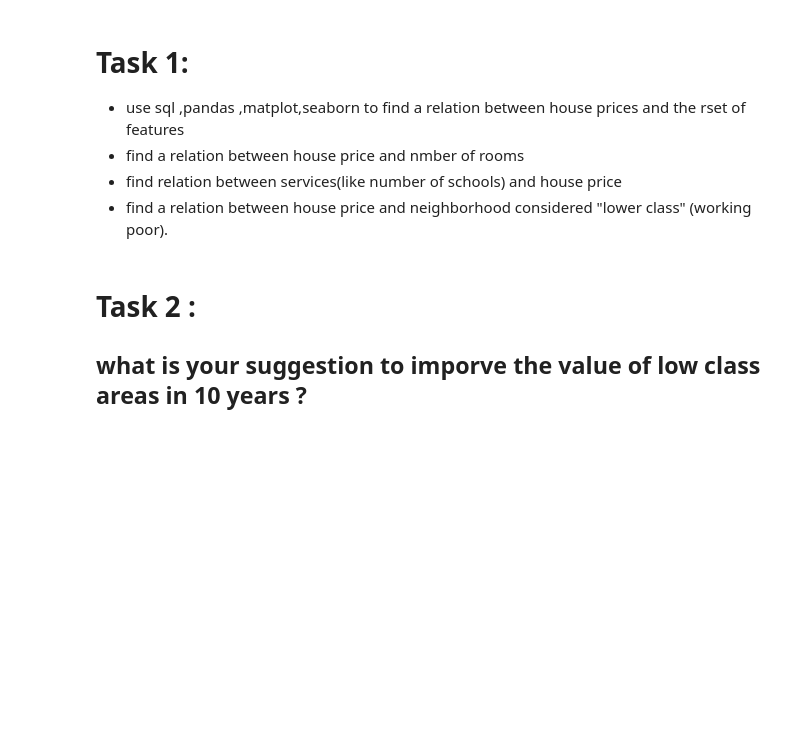
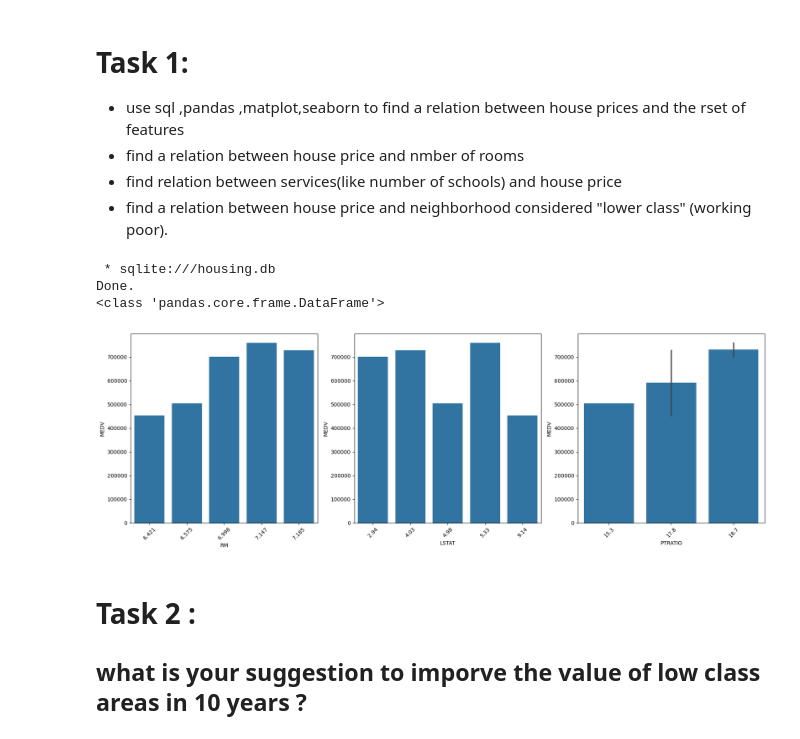
Before and after one commit to Muhammadibra40/Data-Analysis, a Jupyter notebook: SQL/SQL basics 3/boston house/house price-sqlite-Copy1.ipynb, the cells around one changed output. Cells and saved outputs as stored; diff of their text form; code cells hidden in the pictures; blank space fills up the shorter version.

```diff
--- a/SQL/SQL basics 3/boston house/house price-sqlite-Copy1.ipynb
+++ b/SQL/SQL basics 3/boston house/house price-sqlite-Copy1.ipynb
@@ -96,3 +94,41 @@ import seaborn as sb
+# %%
+#use many scatterplots to find these relations
+house_p_dist = %sql SELECT * FROM house_p;
+import matplotlib.pyplot as plt
+import seaborn as sb
+dataframe = house_p_dist.DataFrame()
+print(type(dataframe))
+dataframe = dataframe.head(5)
+
+%matplotlib inline
+import seaborn as sb
+import matplotlib.pyplot as plt
+
+# Assuming dataframe is your DataFrame
+plt.figure(figsize=(18, 6))
+
+# First barplot
+plt.subplot(1, 3, 1)
+sb.barplot(x='RM', y='MEDV', data=dataframe)
+plt.xticks(rotation=45)
+
+# Second barplot
+plt.subplot(1, 3, 2)
+sb.barplot(x='LSTAT', y='MEDV', data=dataframe)
+plt.xticks(rotation=45)
+
+# Third barplot
+plt.subplot(1, 3, 3)
+sb.barplot(x='PTRATIO', y='MEDV', data=dataframe)
+plt.xticks(rotation=45)
+
+plt.tight_layout()
+plt.show()
+# %% [output]
+ * sqlite:///housing.db
+Done.
+<class 'pandas.core.frame.DataFrame'>
+[figure, added]
 # %% [markdown]
 # Task 2 :
 ## what is your suggestion to imporve the value of low class areas in 10 years ?
```
Also changed, not shown: parts of 5 cells of this notebook, 5 other files.
